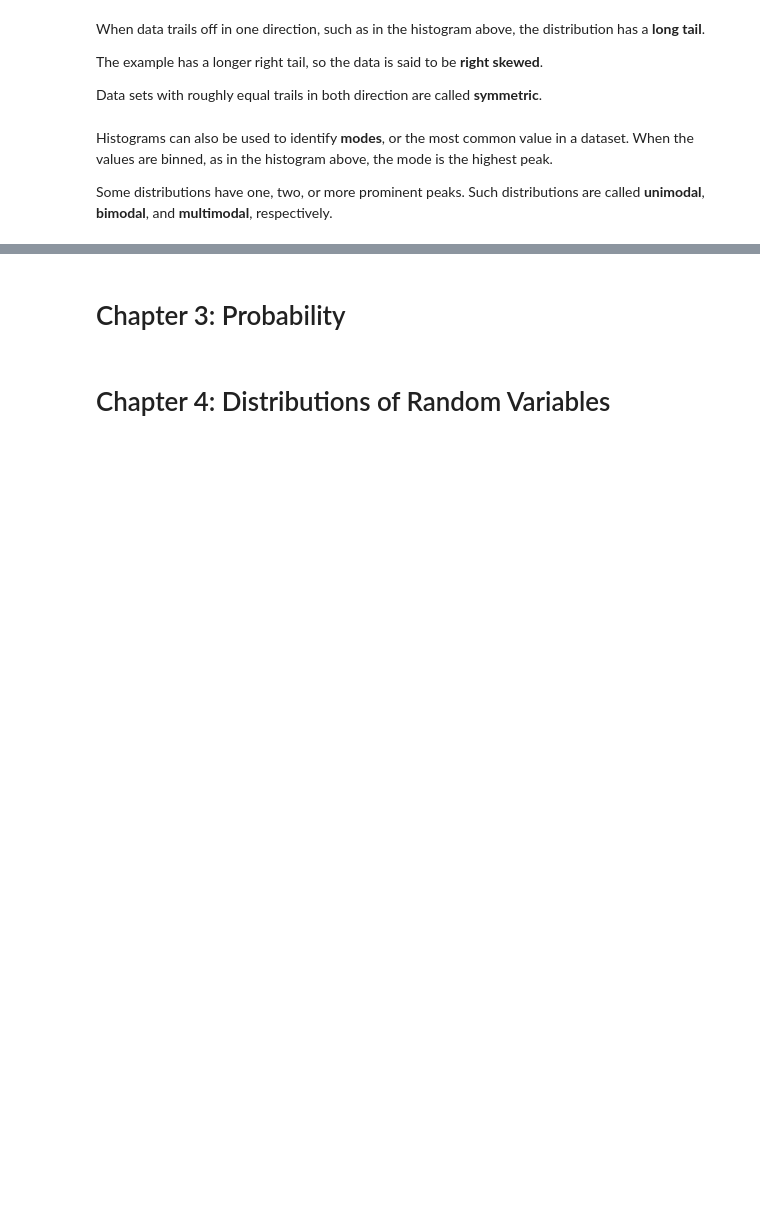
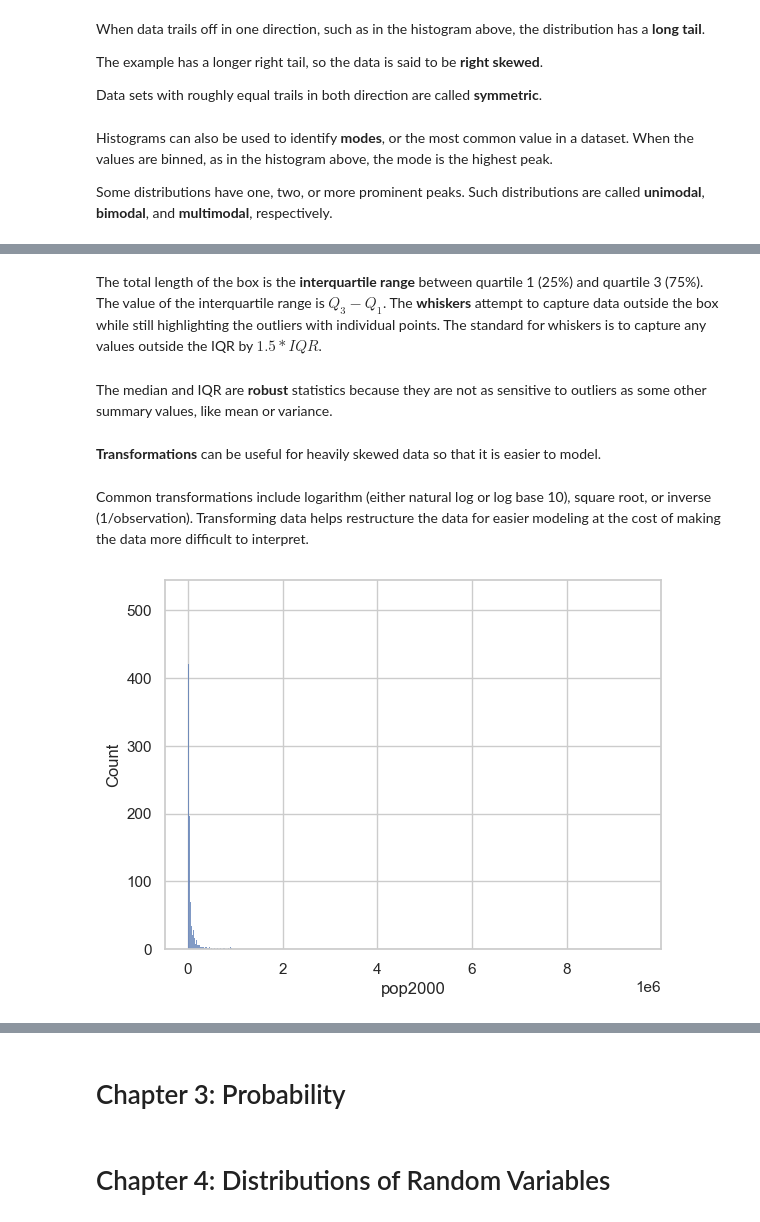
Before and after one commit to zdravoj/data-science-foundations, a Jupyter notebook: OpenIntro_Statistics/chs_1to4.ipynb, the cells around one changed output, grey strips where cells are left out. Saved outputs shown, nothing was run; the diff lists cells and outputs as text; code cells hidden in the pictures; blank space fills up the shorter version.

```diff
--- a/OpenIntro_Statistics/chs_1to4.ipynb
+++ b/OpenIntro_Statistics/chs_1to4.ipynb
@@ -654,0 +690,16 @@ Some distributions have one, two, or more prominent peaks. Such distributions ar
+# %% [markdown]
+The total length of the box is the **interquartile range** between quartile 1 (25%) and quartile 3 (75%). The value of the interquartile range is $Q_3 - Q_1$. The **whiskers** attempt to capture data outside the box while still highlighting the outliers with individual points. The standard for whiskers is to capture any values outside the IQR by $ 1.5 * IQR $.
+# %% [markdown]
+The median and IQR are **robust** statistics because they are not as sensitive to outliers as some other summary values, like mean or variance.
+# %% [markdown]
+**Transformations** can be useful for heavily skewed data so that it is easier to model.
+# %% [markdown]
+Common transformations include logarithm (either natural log or log base 10), square root, or inverse (1/observation). Transforming data helps restructure the data for easier modeling at the cost of making the data more difficult to interpret.
+# %%
+# distribution of normal population data
+sns.histplot(
+    data= county,
+    x = 'pop2000'
+);
+# %% [output]
+[figure, added]
```
Also changed, not shown: parts of 14 cells of this notebook.
